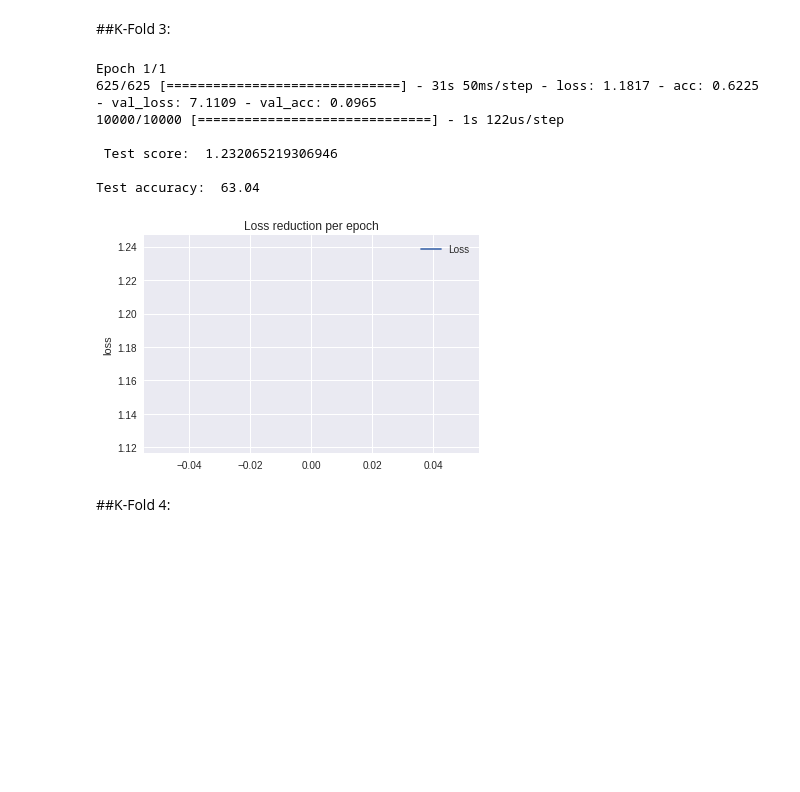
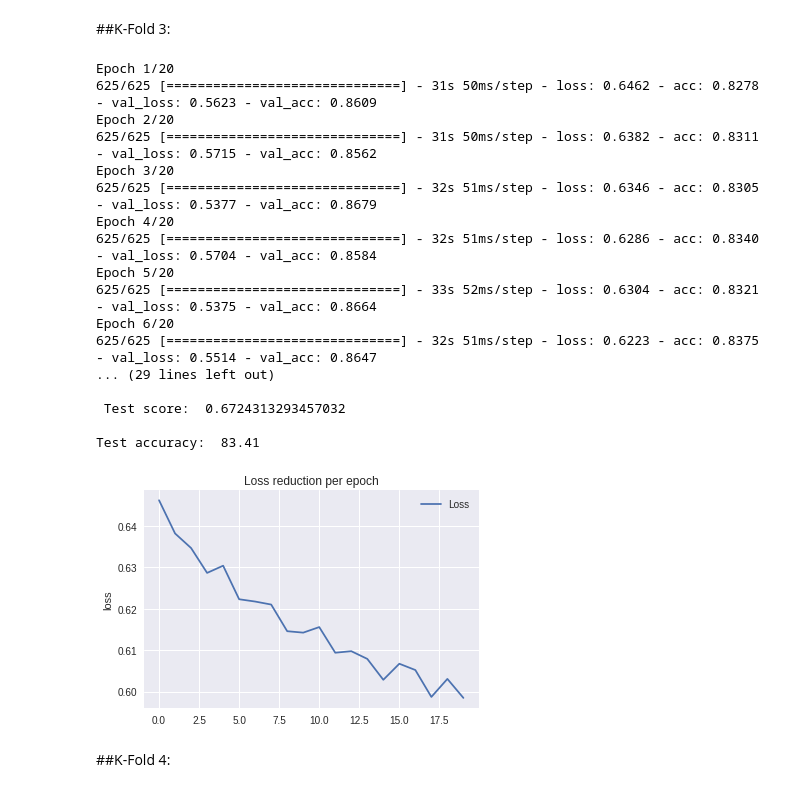
Before and after one commit to ashfarhangi/Computer-Vision-Classification, a Jupyter notebook: K_Fold.ipynb, the cells around one changed output. Saved outputs shown, nothing was run; the diff lists cells and outputs as text; code cells hidden in the pictures; blank space fills up the shorter version.

```diff
--- a/K_Fold.ipynb
+++ b/K_Fold.ipynb
@@ -108,7 +99,7 @@ datagen.fit(X_train)
 
 #batch size 64 gives the best result following by 128 which results in below 89%
 batch_size = 64
-epochs = 1
+epochs = 20
 history = model.fit_generator(datagen.flow(X_train, y_train, batch_size=batch_size),steps_per_epoch=X_train.shape[0] // batch_size, epochs=epochs,verbose=1,validation_data=[X_train_val,y_train_val])
 
 score1 = model.evaluate(X_test, y_test, batch_size=128, verbose=1)
@@ -176,7 +174,7 @@ datagen.fit(X_train)
 
 #batch size 64 gives the best result following by 128 which results in below 89%
 batch_size = 64
-epochs = 1
+epochs = 20
 history = model.fit_generator(datagen.flow(X_train, y_train, batch_size=batch_size),steps_per_epoch=X_train.shape[0] // batch_size, epochs=epochs,verbose=1,validation_data=[X_train_val,y_train_val])
 
 score2 = model.evaluate(X_test, y_test, batch_size=128, verbose=1)
@@ -233,39 +241,49 @@ y_train = np.concatenate((arg3, arg4))
 # %%
 datagen = ImageDataGenerator(
     rotation_range=15,
     width_shift_range=0.1,
     height_shift_range=0.1,
     horizontal_flip=True,
     )
 datagen.fit(X_train)
 
 #batch size 64 gives the best result following by 128 which results in below 89%
 batch_size = 64
-epochs = 1
+epochs = 20
 history = model.fit_generator(datagen.flow(X_train, y_train, batch_size=batch_size),steps_per_epoch=X_train.shape[0] // batch_size, epochs=epochs,verbose=1,validation_data=[X_train_val,y_train_val])
 
 score3 = model.evaluate(X_test, y_test, batch_size=128, verbose=1)
 print("\n Test score: ", score3[0])
 print("\nTest accuracy: ", score3[1]*100)
 
 history_dict = history.history
 loss_values = history_dict['loss']
 plt.figure(1)
 plt.plot(loss_values, label='Loss')
 # plt.plot(prediction,label='prediction',color = 'green')
 plt.legend(loc='upper right')
 plt.title('Loss reduction per epoch')
 plt.ylabel('loss')
 plt.show()
 # %% [output]
-Epoch 1/1
-625/625 [==============================] - 31s 50ms/step - loss: 1.1817 - acc: 0.6225 - val_loss: 7.1109 - val_acc: 0.0965
-10000/10000 [==============================] - 1s 122us/step
+Epoch 1/20
+625/625 [==============================] - 31s 50ms/step - loss: 0.6462 - acc: 0.8278 - val_loss: 0.5623 - val_acc: 0.8609
+Epoch 2/20
+625/625 [==============================] - 31s 50ms/step - loss: 0.6382 - acc: 0.8311 - val_loss: 0.5715 - val_acc: 0.8562
+Epoch 3/20
+625/625 [==============================] - 32s 51ms/step - loss: 0.6346 - acc: 0.8305 - val_loss: 0.5377 - val_acc: 0.8679
+Epoch 4/20
+625/625 [==============================] - 32s 51ms/step - loss: 0.6286 - acc: 0.8340 - val_loss: 0.5704 - val_acc: 0.8584
+Epoch 5/20
+625/625 [==============================] - 33s 52ms/step - loss: 0.6304 - acc: 0.8321 - val_loss: 0.5375 - val_acc: 0.8664
+Epoch 6/20
+625/625 [==============================] - 32s 51ms/step - loss: 0.6223 - acc: 0.8375 - val_loss: 0.5514 - val_acc: 0.8647
+... (29 lines left out)
 
- Test score:  1.232065219306946
+ Test score:  0.6724313293457032
 
-Test accuracy:  63.04
+Test accuracy:  83.41
-[figure, old version]
+[figure, new version]
 # %% [markdown]
 ##K-Fold 4:
 # %%
```
Also changed, not shown: parts of 11 cells of this notebook.
